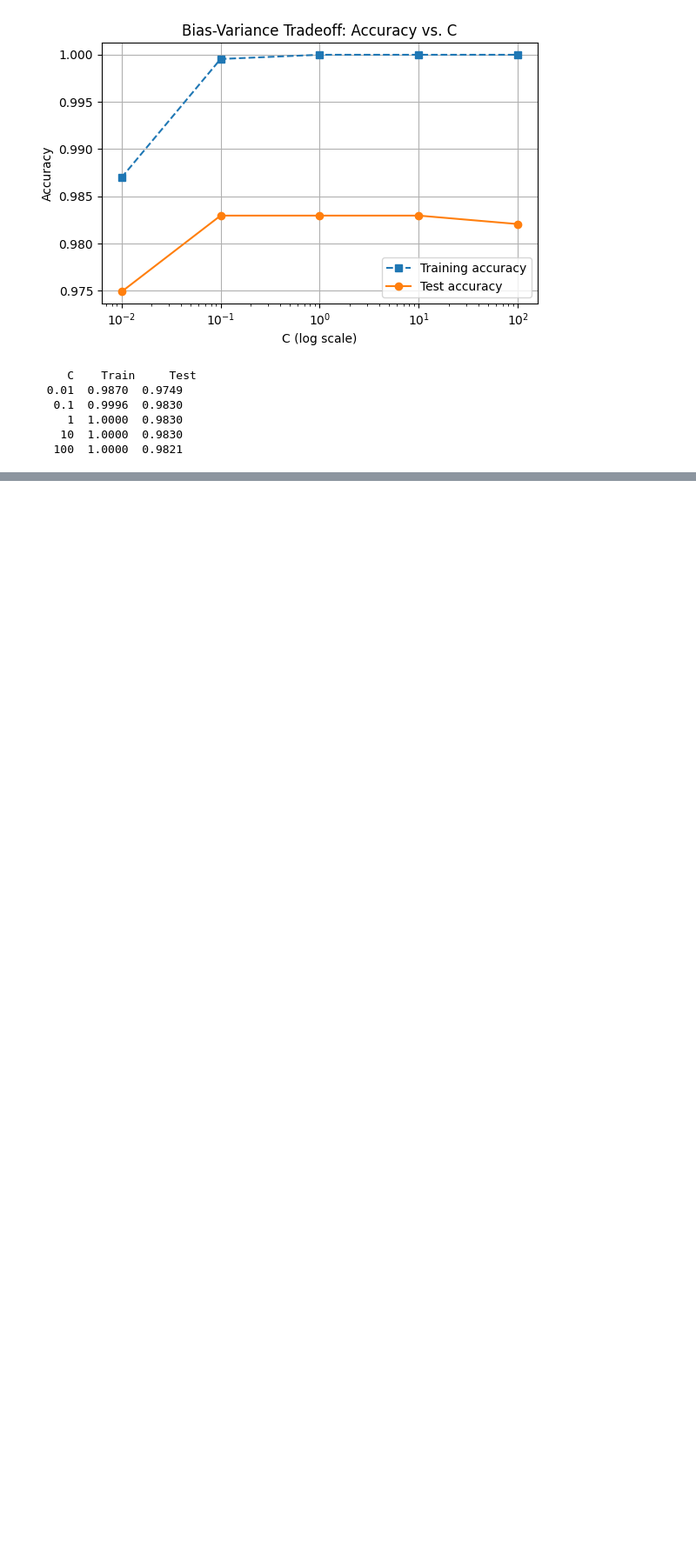
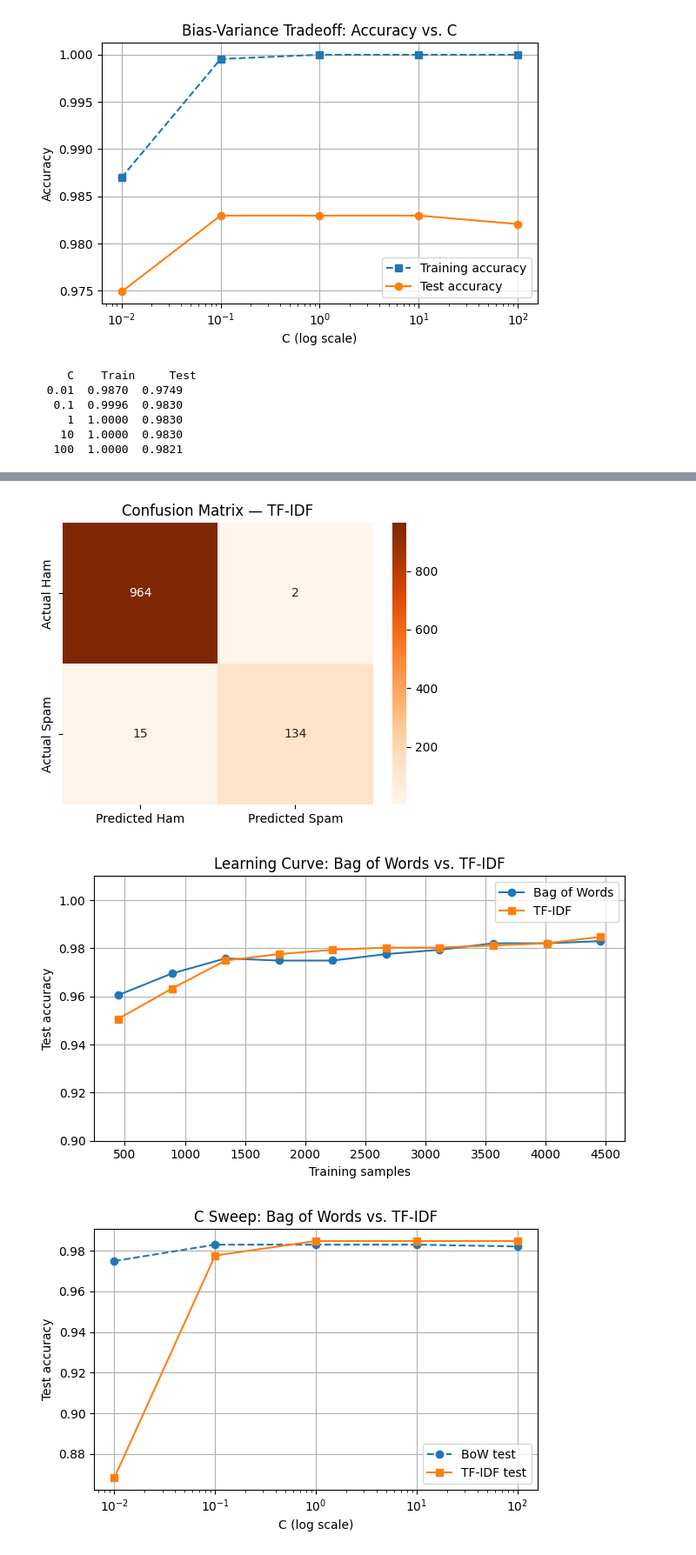
Before and after one commit to Obskyur/SVM_Spam-Classifier, a Jupyter notebook: spam_classifier.ipynb, the cells around one changed output, grey strips where cells are left out. Shown at 87% size. Cells and saved outputs as stored; diff of their text form; code cells hidden in the pictures; blank space fills up the shorter version.

```diff
--- a/spam_classifier.ipynb
+++ b/spam_classifier.ipynb
@@ -265,0 +275,70 @@ for c, tr, te in zip(C_values, c_train_acc, c_test_acc):
+# %%
+from sklearn.feature_extraction.text import TfidfVectorizer
+
+tfidf = TfidfVectorizer()
+X_train_tfidf = tfidf.fit_transform(X_train_raw)
+X_test_tfidf  = tfidf.transform(X_test_raw)
+
+# Learning curve comparison
+tfidf_curve = []
+for frac in fractions:
+    n = max(1, int(X_train_tfidf.shape[0] * frac))
+    clf = LinearSVC(C=1.0, max_iter=1000)
+    clf.fit(X_train_tfidf[:n], y_train.iloc[:n])
+    tfidf_curve.append(accuracy_score(y_test, clf.predict(X_test_tfidf)))
+
+# Confusion matrix
+cm_tfidf = confusion_matrix(y_test, y_pred_tfidf)
+plt.figure(figsize=(5, 4))
+sns.heatmap(cm_tfidf, annot=True, fmt="d", cmap="Oranges",
+            xticklabels=["Predicted Ham", "Predicted Spam"],
+            yticklabels=["Actual Ham", "Actual Spam"])
+plt.title("Confusion Matrix — TF-IDF")
+plt.tight_layout()
+plt.savefig("images/confusion_matrix_tfidf.png", dpi=150)
+plt.show()
+
+plt.figure(figsize=(7, 4))
+plt.plot(sample_counts, learning_curve_acc, marker="o", label="Bag of Words")
+plt.plot(sample_counts, tfidf_curve,        marker="s", label="TF-IDF")
+plt.xlabel("Training samples")
+plt.ylabel("Test accuracy")
+plt.title("Learning Curve: Bag of Words vs. TF-IDF")
+plt.ylim(0.9, 1.01)
+plt.legend()
+plt.grid(True)
+plt.tight_layout()
+plt.savefig("images/learning_curve_tfidf.png", dpi=150)
+plt.show()
+
+# C sweep comparison
+tfidf_train_acc, tfidf_test_acc = [], []
+for c in C_values:
+    clf = LinearSVC(C=c, max_iter=2000)
+    clf.fit(X_train_tfidf, y_train)
+    tfidf_train_acc.append(accuracy_score(y_train, clf.predict(X_train_tfidf)))
+    tfidf_test_acc.append(accuracy_score(y_test,  clf.predict(X_test_tfidf)))
+
+plt.figure(figsize=(6, 4))
+plt.semilogx(C_values, c_test_acc,     marker="o", linestyle="--", label="BoW test")
+plt.semilogx(C_values, tfidf_test_acc, marker="s", label="TF-IDF test")
+plt.xlabel("C (log scale)")
+plt.ylabel("Test accuracy")
+plt.title("C Sweep: Bag of Words vs. TF-IDF")
+plt.legend()
+plt.grid(True)
+plt.tight_layout()
+plt.savefig("images/c_sweep_tfidf.png", dpi=150)
+plt.show()
+
+# Final accuracy + report
+clf_tfidf = LinearSVC(C=1.0, max_iter=1000).fit(X_train_tfidf, y_train)
+y_pred_tfidf = clf_tfidf.predict(X_test_tfidf)
+print(f"Bag of Words accuracy : {accuracy_score(y_test, y_pred):.4f}")
+print(f"TF-IDF accuracy       : {accuracy_score(y_test, y_pred_tfidf):.4f}")
+print()
+print(classification_report(y_test, y_pred_tfidf, target_names=["ham", "spam"], digits=4))
+# %% [output]
+[figure, added]
+[figure, added]
+[figure, added]
```
Also changed, not shown: parts of 2 cells of this notebook, 4 other files.
